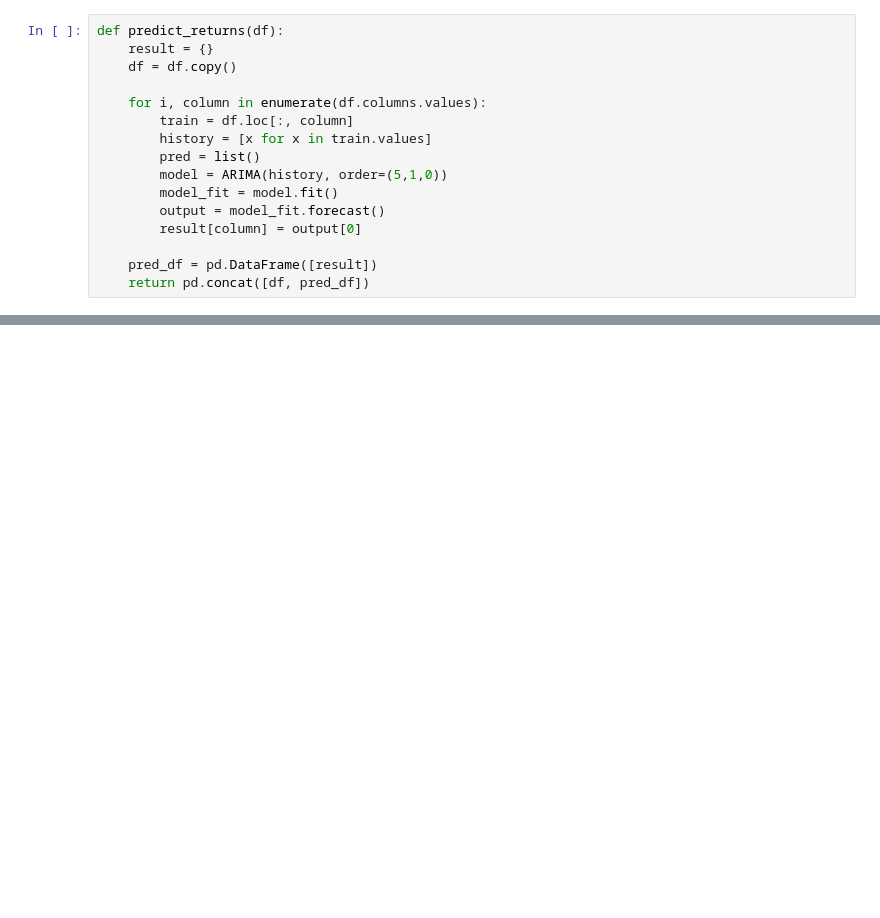
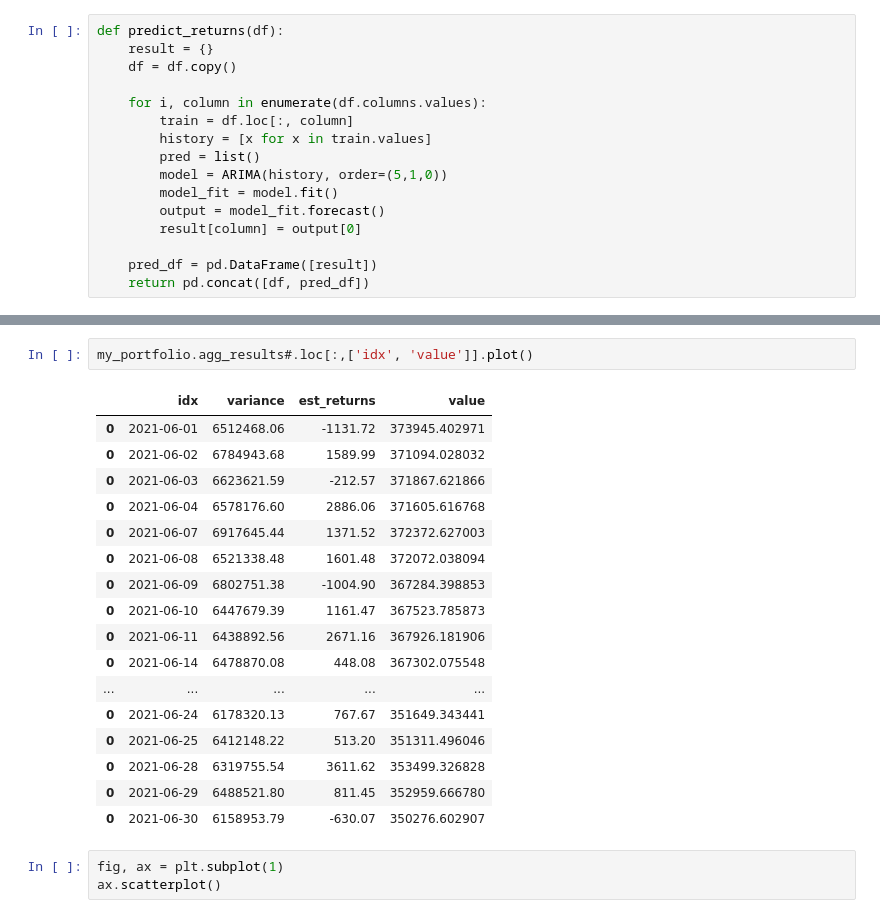
Before and after one commit to bvcmartins/dwaveDev, a Jupyter notebook: quantum_portfolio_solver.ipynb, the cells around one changed output, grey strips where cells are left out. Drawn from its saved outputs; the diff is of its cells as text; blank space fills up the shorter version.

```diff
--- a/quantum_portfolio_solver.ipynb
+++ b/quantum_portfolio_solver.ipynb
@@ -897,0 +823,23 @@ sum shares: 11820
+# %%
+my_portfolio.agg_results#.loc[:,['idx', 'value']].plot()
+# %% [output]
+|  | idx | variance | est_returns | value |
+| 0 | 2021-06-01 | 6512468.06 | -1131.72 | 373945.402971 |
+| 0 | 2021-06-02 | 6784943.68 | 1589.99 | 371094.028032 |
+| 0 | 2021-06-03 | 6623621.59 | -212.57 | 371867.621866 |
+| 0 | 2021-06-04 | 6578176.60 | 2886.06 | 371605.616768 |
+| 0 | 2021-06-07 | 6917645.44 | 1371.52 | 372372.627003 |
+| 0 | 2021-06-08 | 6521338.48 | 1601.48 | 372072.038094 |
+| 0 | 2021-06-09 | 6802751.38 | -1004.90 | 367284.398853 |
+| 0 | 2021-06-10 | 6447679.39 | 1161.47 | 367523.785873 |
+| 0 | 2021-06-11 | 6438892.56 | 2671.16 | 367926.181906 |
+| 0 | 2021-06-14 | 6478870.08 | 448.08 | 367302.075548 |
+| ... | ... | ... | ... | ... |
+| 0 | 2021-06-24 | 6178320.13 | 767.67 | 351649.343441 |
+| 0 | 2021-06-25 | 6412148.22 | 513.20 | 351311.496046 |
+| 0 | 2021-06-28 | 6319755.54 | 3611.62 | 353499.326828 |
+| 0 | 2021-06-29 | 6488521.80 | 811.45 | 352959.666780 |
+| 0 | 2021-06-30 | 6158953.79 | -630.07 | 350276.602907 |
+# %%
+fig, ax = plt.subplot(1)
+ax.scatterplot()
```
Also changed, not shown: parts of 9 cells of this notebook.
